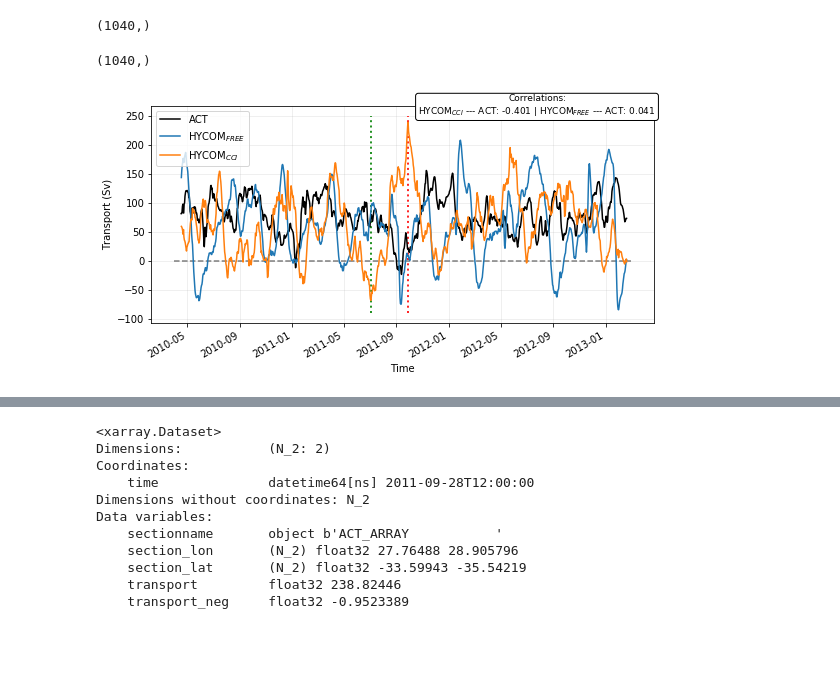
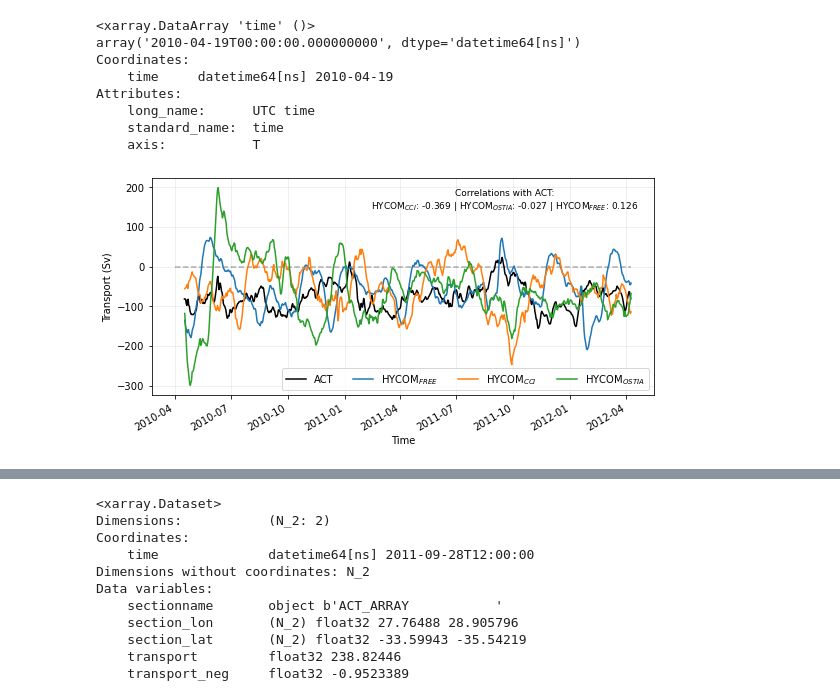
Before and after one commit to HarryLuyt/paper1_scripts, a Jupyter notebook: Scripts/HYCOM_ACT_comparison.ipynb, the cells around one changed output, grey strips where cells are left out. Drawn from its saved outputs; the diff is of its cells as text; code cells hidden in the pictures; blank space fills up the shorter version.

Commit message:
Make minor changes and include OSTIA experiment

```diff
--- a/Scripts/HYCOM_ACT_comparison.ipynb
+++ b/Scripts/HYCOM_ACT_comparison.ipynb
@@ -14,29 +9,49 @@ HYCOMcci = xr.open_dataset('../Data/HYCOMcci_transportACT.nc')
-# %%
-HYCOMcci.transport.squeeze().shape
-# %% [output]
-(1040,)
-# %%
-ACT.shape
-# %% [output]
-(1040,)
+# %%
+# ACT = xr.open_dataset('../Data/ACTtransport_insitu.nc')
+ACT2 = xr.open_dataset('../Data/ACTtransport_insitu2.nc')
+# ACT['time'][4]
+ACT2['time'][3]
+# %% [output]
+<xarray.DataArray 'time' ()>
+array('2010-04-19T00:00:00.000000000', dtype='datetime64[ns]')
+Coordinates:
+    time     datetime64[ns] 2010-04-19
+Attributes:
+    long_name:      UTC time
+    standard_name:  time
+    axis:           T
+# %%
+ACT = xr.open_dataset('../Data/ACTtransport_insitu.nc')
+# ACT = ((ACT.Tbox/1000000)*-1).resample(time='1d').mean()
+ACT = ((ACT.Tbox/1000000)).resample(time='1d').mean()
+ACT = ACT.sel(time=slice('2010-04-17', '2012-04-08'))
+free = xr.open_dataset('../Data/hycomFREE_transports_ACT.nc')
+free = free.sel(time=slice('2010-04-17', '2012-04-08'))
+cci = xr.open_dataset('../Data/hycomCCI_transports_ACT.nc')
+cci = cci.sel(time=slice('2010-04-17', '2012-04-08'))
+ostia = xr.open_dataset('../Data/hycomOSTIA_transports_ACT.nc')
+ostia = ostia.sel(time=slice('2010-04-17', '2012-04-08'))
 # %%
 # # calculating correlations
-corr_cciact = round(np.corrcoef(HYCOMcci.transport[:,0],ACT)[0,1],3)
-corr_freeact = round(np.corrcoef(HYCOMfree.transport[:,0],ACT)[0,1],3)
-textbox = 'Correlations:\nHYCOM$_{CCI}$ --- ACT: ' + '{0}'.format(corr_cciact) + ' | HYCOM$_{FREE}$ --- ACT: ' + '{0}'.format(corr_freeact)
+corr_cciact = round(np.corrcoef(cci.transport[:,0],ACT)[0,1],3)
+corr_ostiaact = round(np.corrcoef(ostia.transport[:,0],ACT)[0,1],3)
+corr_freeact = round(np.corrcoef(free.transport[:,0],ACT)[0,1],3)
+textbox = 'Correlations with ACT:\nHYCOM$_{CCI}$: ' + '{0}'.format(corr_cciact) +  ' | HYCOM$_{OSTIA}$: ' + '{0}'.format(corr_ostiaact) +  ' | HYCOM$_{FREE}$: ' + '{0}'.format(corr_freeact)
 
 fig = plt.figure(figsize=(9,4))
-plt.hlines(0,xmin=pd.to_datetime('2010-04-01'), xmax=pd.to_datetime('2013-03-01'), linestyle='dashed', alpha=0.5)
-plt.vlines(pd.to_datetime('2011-09-28'),ymin=-90, ymax=250, color='red', linestyle='dotted', linewidth=2, alpha=0.85)
-plt.vlines(pd.to_datetime('2011-07-03'),ymin=-90, ymax=250, color='green', linestyle='dotted', linewidth=2, alpha=0.85)
+plt.hlines(0,xmin=pd.to_datetime('2010-04-01'), xmax=pd.to_datetime('2012-04-08'), linestyle='dashed', alpha=0.3)
+# plt.vlines(pd.to_datetime('2011-09-28'),ymin=-90, ymax=250, color='red', linestyle='dotted', linewidth=2, alpha=0.85)
+# plt.vlines(pd.to_datetime('2011-07-03'),ymin=-90, ymax=250, color='green', linestyle='dotted', linewidth=2, alpha=0.85)
 ACT.plot(label='ACT', color='k')
-HYCOMfree.transport.plot(label='HYCOM$_{FREE}$')
-HYCOMcci.transport.plot(label='HYCOM$_{CCI}$')
+free.transport.plot(label='HYCOM$_{FREE}$')
+cci.transport.plot(label='HYCOM$_{CCI}$')
+ostia.transport.plot(label='HYCOM$_{OSTIA}$')
 plt.grid(alpha=0.25)
 plt.ylabel('Transport (Sv)')
 plt.xlabel('Time')
-fig.text(0.72, 0.88, textbox, fontsize=9, verticalalignment='center', horizontalalignment='center',transform=fig.transFigure, bbox = dict(boxstyle='round', facecolor='white'))
-plt.legend()
-plt.savefig('../Figures/act/Trans_tbox.png', dpi=300, bbox_inches='tight', format='png')
+# fig.text(0.72, 0.88, textbox, fontsize=9, verticalalignment='center', horizontalalignment='center',transform=fig.transFigure, bbox = dict(boxstyle='round', facecolor='white'))
+fig.text(0.67, 0.8, textbox, fontsize=9, verticalalignment='center', horizontalalignment='center', transform=fig.transFigure)
+plt.legend(ncol=4, loc='lower right')
+plt.savefig('../Figures/act/Trans_tbox_new.png', dpi=300, bbox_inches='tight', format='png')
 # %% [output]
-[figure, old version]
+[figure, new version]
```
Also changed, not shown: parts of 2 cells of this notebook.
